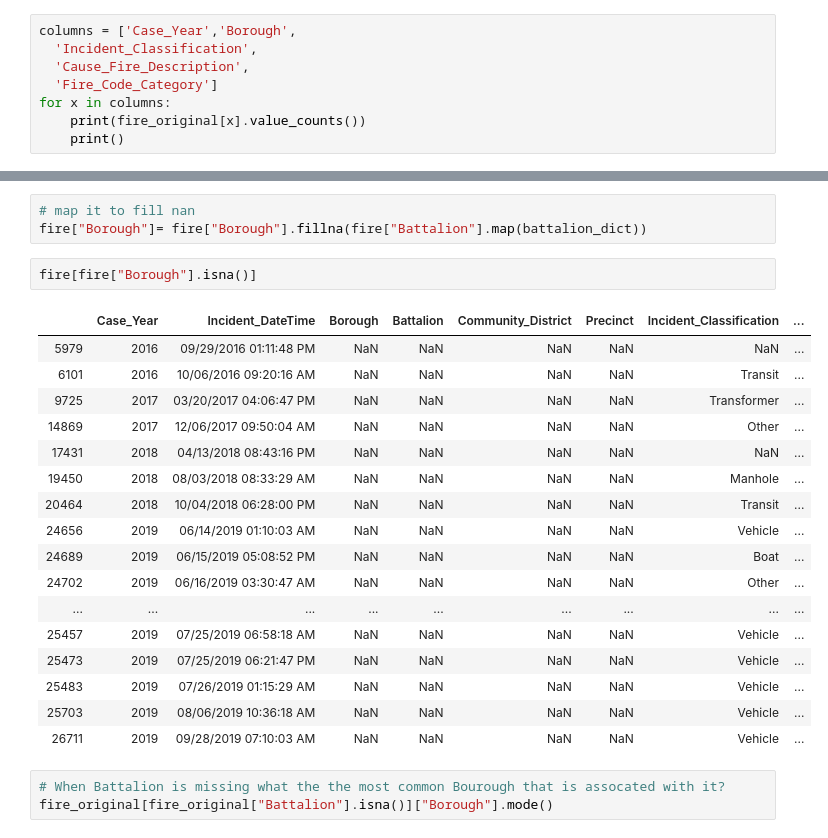
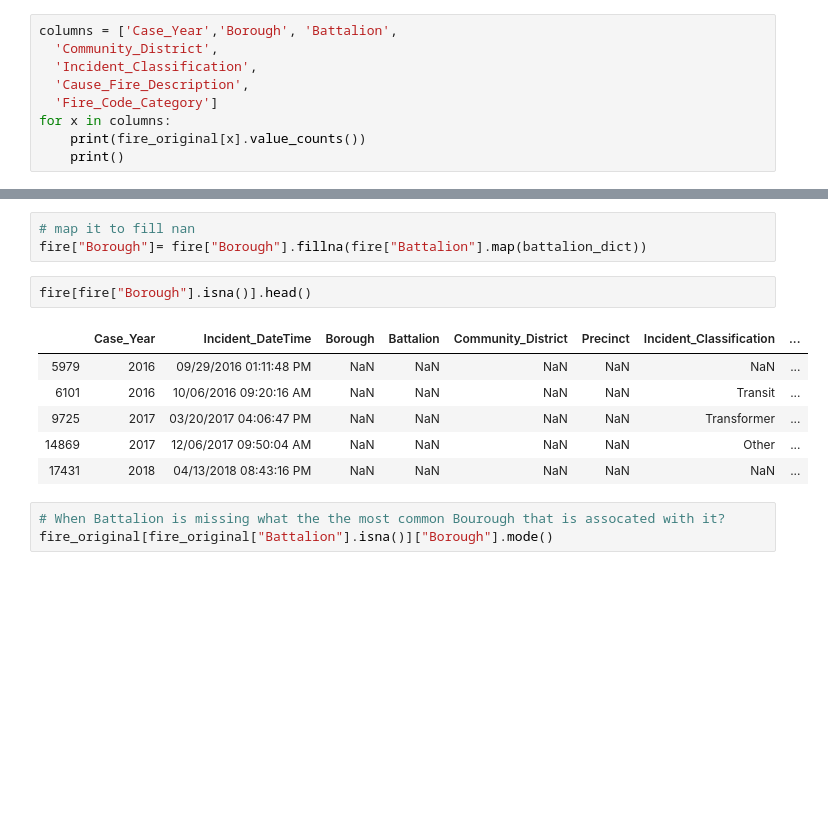
Before and after one commit to molinexx/Data-analysis-with-Python, a Jupyter notebook: NYC Fire data.ipynb, the cells around one changed output, grey strips where cells are left out. Saved outputs shown, nothing was run; the diff lists cells and outputs as text; blank space fills up the shorter version.

```diff
--- a/NYC Fire data.ipynb
+++ b/NYC Fire data.ipynb
@@ -57,7 +56,8 @@ columns
   'Cause_Fire_Description',
   'Fire_Code_Category']]
 # %%
-columns = ['Case_Year','Borough',
+columns = ['Case_Year','Borough', 'Battalion',
+  'Community_District',
   'Incident_Classification',
   'Cause_Fire_Description',
   'Fire_Code_Category']
@@ -208,25 +208,14 @@ print (battalion_dict)
 # map it to fill nan
 fire["Borough"]= fire["Borough"].fillna(fire["Battalion"].map(battalion_dict))
 # %%
-fire[fire["Borough"].isna()]
+fire[fire["Borough"].isna()].head()
 # %% [output]
 |  | Case_Year | Incident_DateTime | Borough | Battalion | Community_District | Precinct | Incident_Classification | ... |
 | 5979 | 2016 | 09/29/2016 01:11:48 PM | NaN | NaN | NaN | NaN | NaN | ... |
 | 6101 | 2016 | 10/06/2016 09:20:16 AM | NaN | NaN | NaN | NaN | Transit | ... |
 | 9725 | 2017 | 03/20/2017 04:06:47 PM | NaN | NaN | NaN | NaN | Transformer | ... |
 | 14869 | 2017 | 12/06/2017 09:50:04 AM | NaN | NaN | NaN | NaN | Other | ... |
 | 17431 | 2018 | 04/13/2018 08:43:16 PM | NaN | NaN | NaN | NaN | NaN | ... |
-| 19450 | 2018 | 08/03/2018 08:33:29 AM | NaN | NaN | NaN | NaN | Manhole | ... |
-| 20464 | 2018 | 10/04/2018 06:28:00 PM | NaN | NaN | NaN | NaN | Transit | ... |
-| 24656 | 2019 | 06/14/2019 01:10:03 AM | NaN | NaN | NaN | NaN | Vehicle | ... |
-| 24689 | 2019 | 06/15/2019 05:08:52 PM | NaN | NaN | NaN | NaN | Boat | ... |
-| 24702 | 2019 | 06/16/2019 03:30:47 AM | NaN | NaN | NaN | NaN | Other | ... |
-| ... | ... | ... | ... | ... | ... | ... | ... | ... |
-| 25457 | 2019 | 07/25/2019 06:58:18 AM | NaN | NaN | NaN | NaN | Vehicle | ... |
-| 25473 | 2019 | 07/25/2019 06:21:47 PM | NaN | NaN | NaN | NaN | Vehicle | ... |
-| 25483 | 2019 | 07/26/2019 01:15:29 AM | NaN | NaN | NaN | NaN | Vehicle | ... |
-| 25703 | 2019 | 08/06/2019 10:36:18 AM | NaN | NaN | NaN | NaN | Vehicle | ... |
-| 26711 | 2019 | 09/28/2019 07:10:03 AM | NaN | NaN | NaN | NaN | Vehicle | ... |
 # %%
 # When Battalion is missing what the the most common Bourough that is assocated with it?
 fire_original[fire_original["Battalion"].isna()]["Borough"].mode()
```
Also changed, not shown: parts of 56 cells of this notebook.
